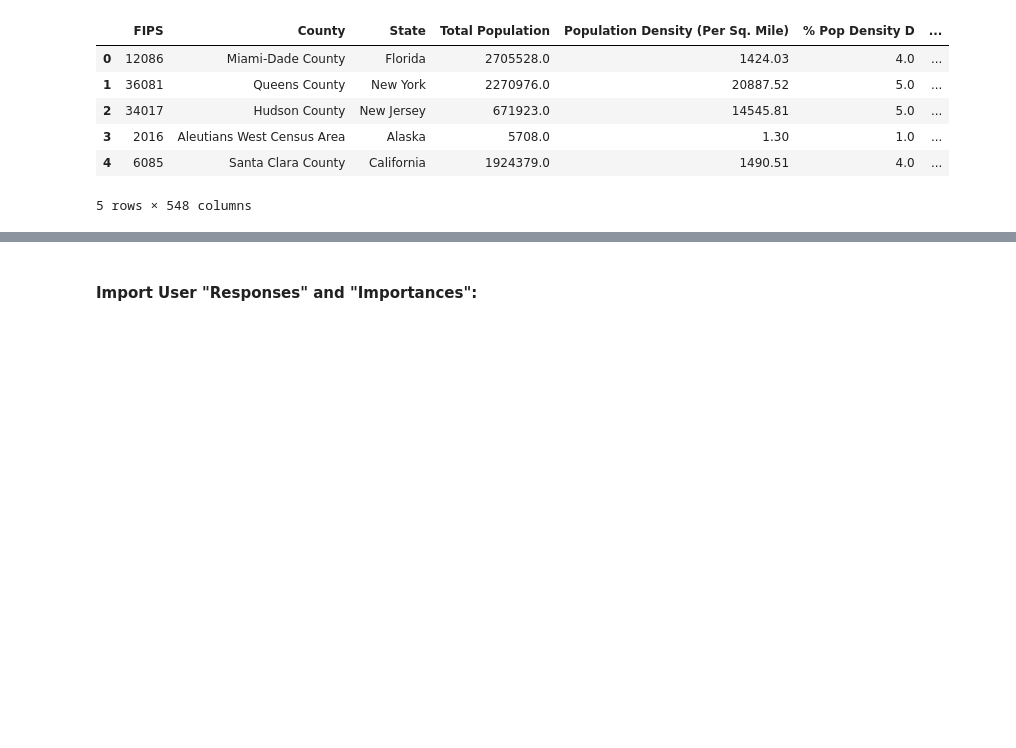
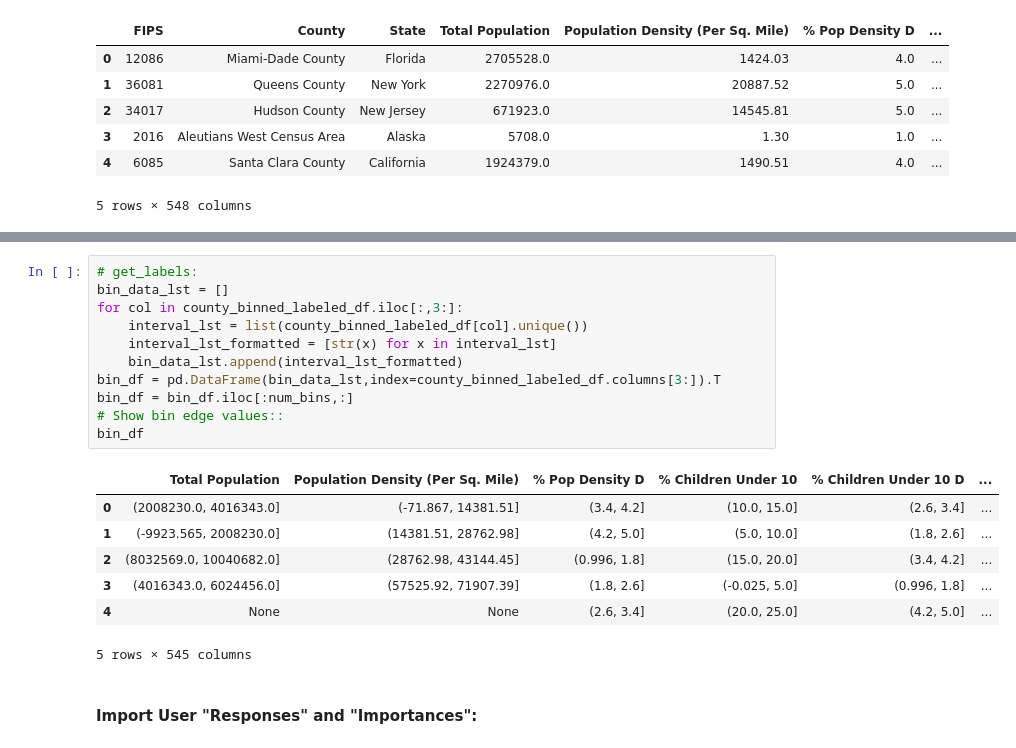
Before and after one commit to rabader/Relocation-Personalization, a Jupyter notebook: notebooks/county_matching.ipynb, the cells around one changed output, grey strips where cells are left out. Drawn from its saved outputs; the diff is of its cells as text; blank space fills up the shorter version.

Commit message:
show bin edge values

```diff
--- a/notebooks/county_matching.ipynb
+++ b/notebooks/county_matching.ipynb
@@ -46,6 +49,25 @@ county_df.head()
 | 3 | 2016 | Aleutians West Census Area | Alaska | 0 | 0 | 0 | ... |
 | 4 | 6085 | Santa Clara County | California | 0 | 0 | 3 | ... |
 5 rows × 548 columns
+# %%
+# get_labels:
+bin_data_lst = []
+for col in county_binned_labeled_df.iloc[:,3:]:
+    interval_lst = list(county_binned_labeled_df[col].unique())
+    interval_lst_formatted = [str(x) for x in interval_lst]
+    bin_data_lst.append(interval_lst_formatted)
+bin_df = pd.DataFrame(bin_data_lst,index=county_binned_labeled_df.columns[3:]).T
+bin_df = bin_df.iloc[:num_bins,:]
+# Show bin edge values::
+bin_df
+# %% [output]
+|  | Total Population | Population Density (Per Sq. Mile) | % Pop Density D | % Children Under 10 | % Children Under 10 D | ... |
+| 0 | (2008230.0, 4016343.0] | (-71.867, 14381.51] | (3.4, 4.2] | (10.0, 15.0] | (2.6, 3.4] | ... |
+| 1 | (-9923.565, 2008230.0] | (14381.51, 28762.98] | (4.2, 5.0] | (5.0, 10.0] | (1.8, 2.6] | ... |
+| 2 | (8032569.0, 10040682.0] | (28762.98, 43144.45] | (0.996, 1.8] | (15.0, 20.0] | (3.4, 4.2] | ... |
+| 3 | (4016343.0, 6024456.0] | (57525.92, 71907.39] | (1.8, 2.6] | (-0.025, 5.0] | (0.996, 1.8] | ... |
+| 4 | None | None | (2.6, 3.4] | (20.0, 25.0] | (4.2, 5.0] | ... |
+5 rows × 545 columns
 # %% [markdown]
 #### Import User "Responses" and "Importances":
 # %%
```
Also changed, not shown: parts of 3 cells of this notebook.
